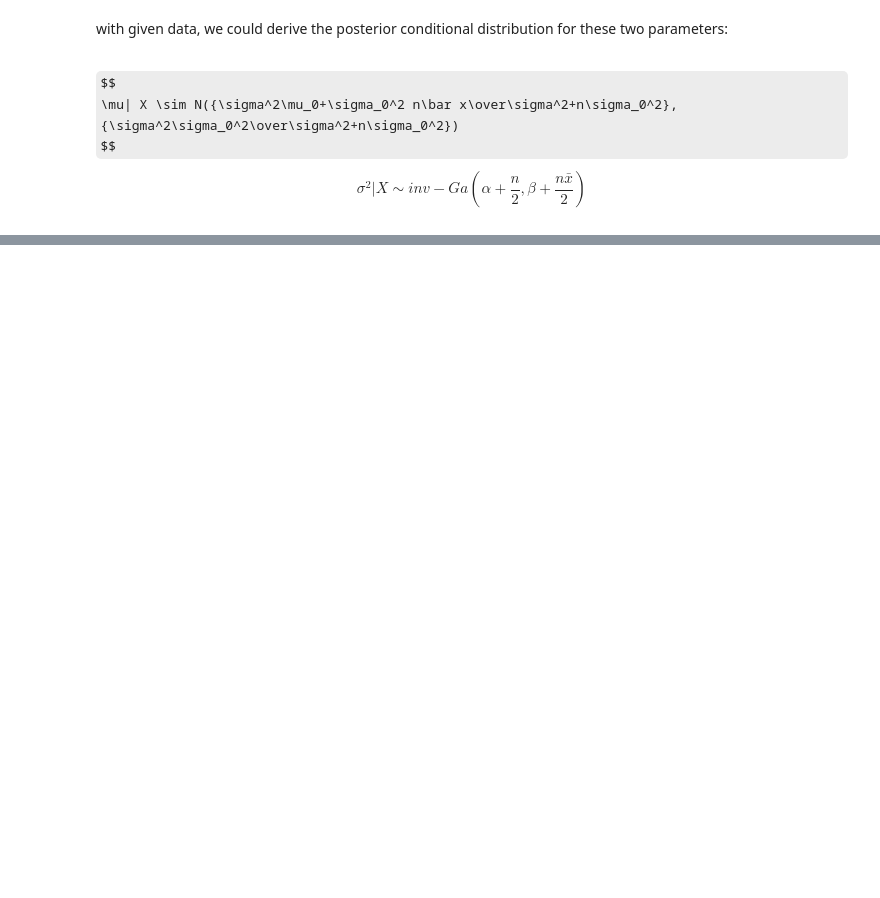
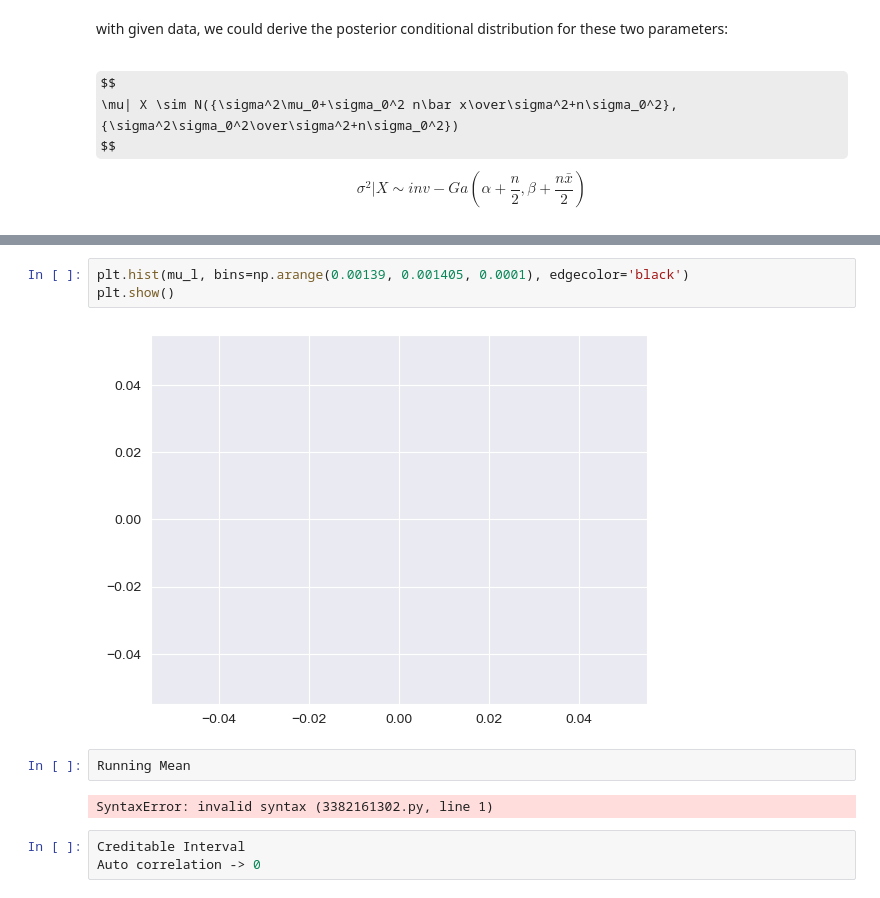
Before and after one commit to XDzzzzzZyq/Gibbs-Sampler, a Jupyter notebook: Gibbs Sampling.ipynb, the cells around one changed output, grey strips where cells are left out. Drawn from its saved outputs; the diff is of its cells as text; some formulas as TeX source; blank space fills up the shorter version.

```diff
--- a/Gibbs Sampling.ipynb
+++ b/Gibbs Sampling.ipynb
@@ -162,0 +178,12 @@ for i in range(samples):
+# %%
+plt.hist(mu_l, bins=np.arange(0.00139, 0.001405, 0.0001), edgecolor='black')
+plt.show()
+# %% [output]
+[figure, added]
+# %%
+Running Mean
+# %% [output]
+SyntaxError: invalid syntax (3382161302.py, line 1)
+# %%
+Creditable Interval
+Auto correlation -> 0
```
Also changed, not shown: parts of 6 cells of this notebook.
